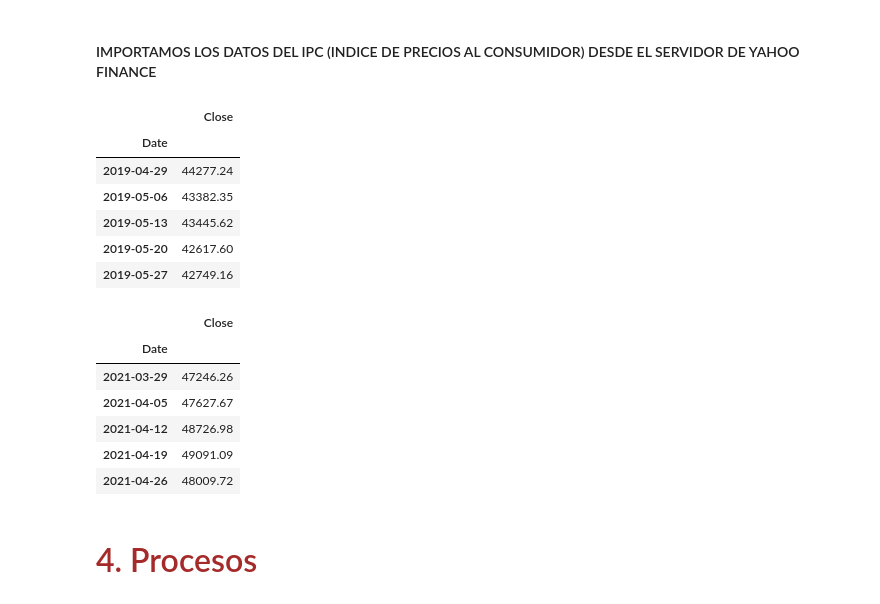
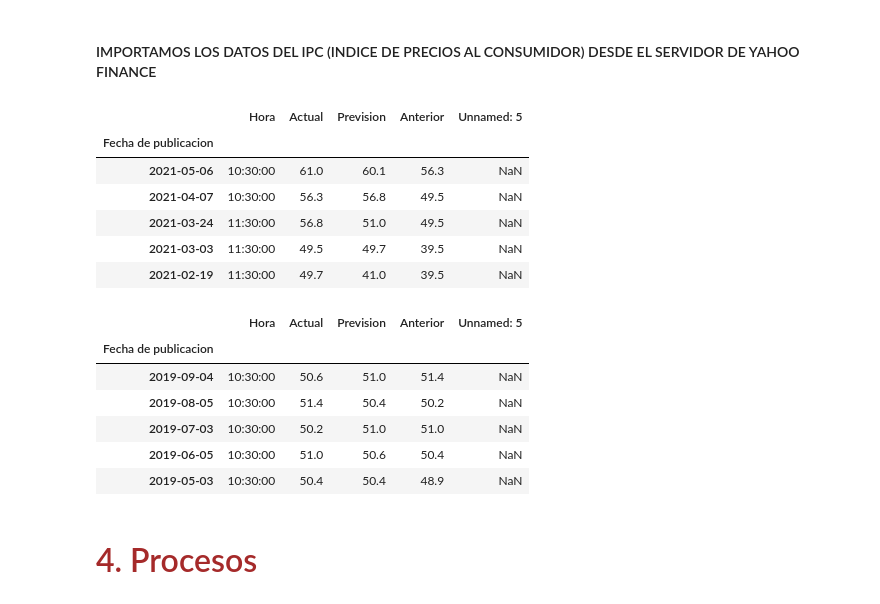
Before and after one commit to Sofiagarciaif/MyST_Proyecto_Final, a Jupyter notebook: notebook.ipynb, the cells around one changed output. Drawn from its saved outputs; the diff is of its cells as text; code cells hidden in the pictures.

```diff
--- a/notebook.ipynb
+++ b/notebook.ipynb
@@ -78,23 +76,25 @@ D_IPC = dt.f_import_ipc("^MXX")
+# %%
+PMI = dt.f_import_pmi()
 # %%
-D_IPC.head(5)
+PMI.head(5)
 # %% [output]
-|  | Close |
-| Date |  |
-| 2019-04-29 | 44277.24 |
-| 2019-05-06 | 43382.35 |
-| 2019-05-13 | 43445.62 |
-| 2019-05-20 | 42617.60 |
-| 2019-05-27 | 42749.16 |
+|  | Hora | Actual | Prevision | Anterior | Unnamed: 5 |
+| Fecha de publicacion |  |  |  |  |  |
+| 2021-05-06 | 10:30:00 | 61.0 | 60.1 | 56.3 | NaN |
+| 2021-04-07 | 10:30:00 | 56.3 | 56.8 | 49.5 | NaN |
+| 2021-03-24 | 11:30:00 | 56.8 | 51.0 | 49.5 | NaN |
+| 2021-03-03 | 11:30:00 | 49.5 | 49.7 | 39.5 | NaN |
+| 2021-02-19 | 11:30:00 | 49.7 | 41.0 | 39.5 | NaN |
 # %%
-D_IPC.tail(5)
+PMI.tail(5)
 # %% [output]
-|  | Close |
-| Date |  |
-| 2021-03-29 | 47246.26 |
-| 2021-04-05 | 47627.67 |
-| 2021-04-12 | 48726.98 |
-| 2021-04-19 | 49091.09 |
-| 2021-04-26 | 48009.72 |
+|  | Hora | Actual | Prevision | Anterior | Unnamed: 5 |
+| Fecha de publicacion |  |  |  |  |  |
+| 2019-09-04 | 10:30:00 | 50.6 | 51.0 | 51.4 | NaN |
+| 2019-08-05 | 10:30:00 | 51.4 | 50.4 | 50.2 | NaN |
+| 2019-07-03 | 10:30:00 | 50.2 | 51.0 | 51.0 | NaN |
+| 2019-06-05 | 10:30:00 | 51.0 | 50.6 | 50.4 | NaN |
+| 2019-05-03 | 10:30:00 | 50.4 | 50.4 | 48.9 | NaN |
 # %% [markdown]
 # <font color= brown> <font size = 6> 4. Procesos </font>
 # %% [markdown]
```
Also changed, not shown: parts of 7 cells of this notebook, 4 other files.
